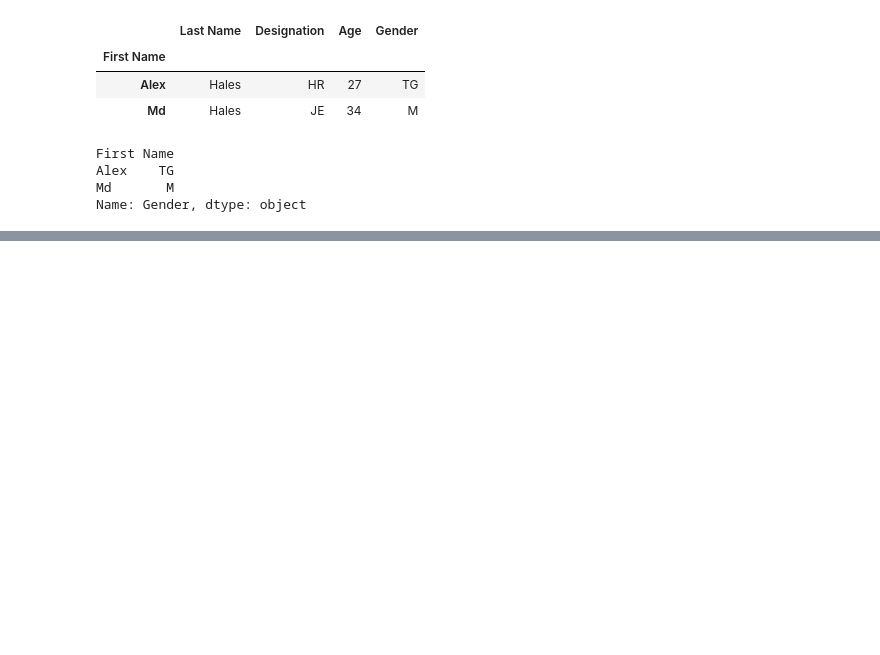
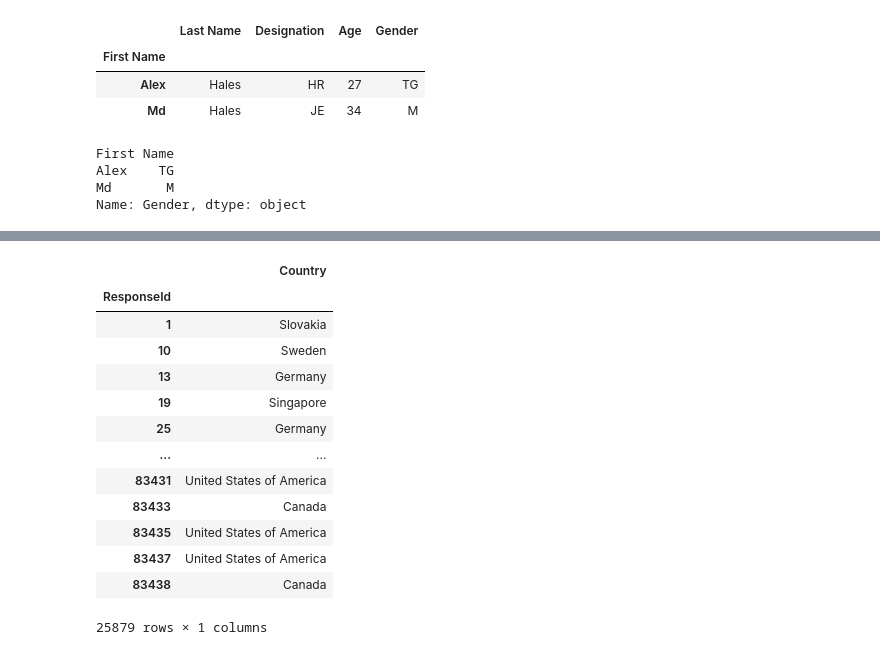
Before and after one commit to the-mahapurush/Pandas-for-Data-Analysis, a Jupyter notebook: Learn Pandas S01E02.ipynb, the cells around one changed output, grey strips where cells are left out. Drawn from its saved outputs; the diff is of its cells as text; code cells hidden in the pictures; blank space fills up the shorter version.

```diff
--- a/Learn Pandas S01E02.ipynb
+++ b/Learn Pandas S01E02.ipynb
@@ -180,0 +236,19 @@ Name: Gender, dtype: object
+# %%
+high_sal=(dataset_so['ConvertedCompYearly']>50000)
+# %%
+dataset_so.loc[high_sal,['Country']]
+# %% [output]
+|  | Country |
+| ResponseId |  |
+| 1 | Slovakia |
+| 10 | Sweden |
+| 13 | Germany |
+| 19 | Singapore |
+| 25 | Germany |
+| ... | ... |
+| 83431 | United States of America |
+| 83433 | Canada |
+| 83435 | United States of America |
+| 83437 | United States of America |
+| 83438 | Canada |
+25879 rows × 1 columns
```
Also changed, not shown: parts of 7 cells of this notebook, 1 other file.
